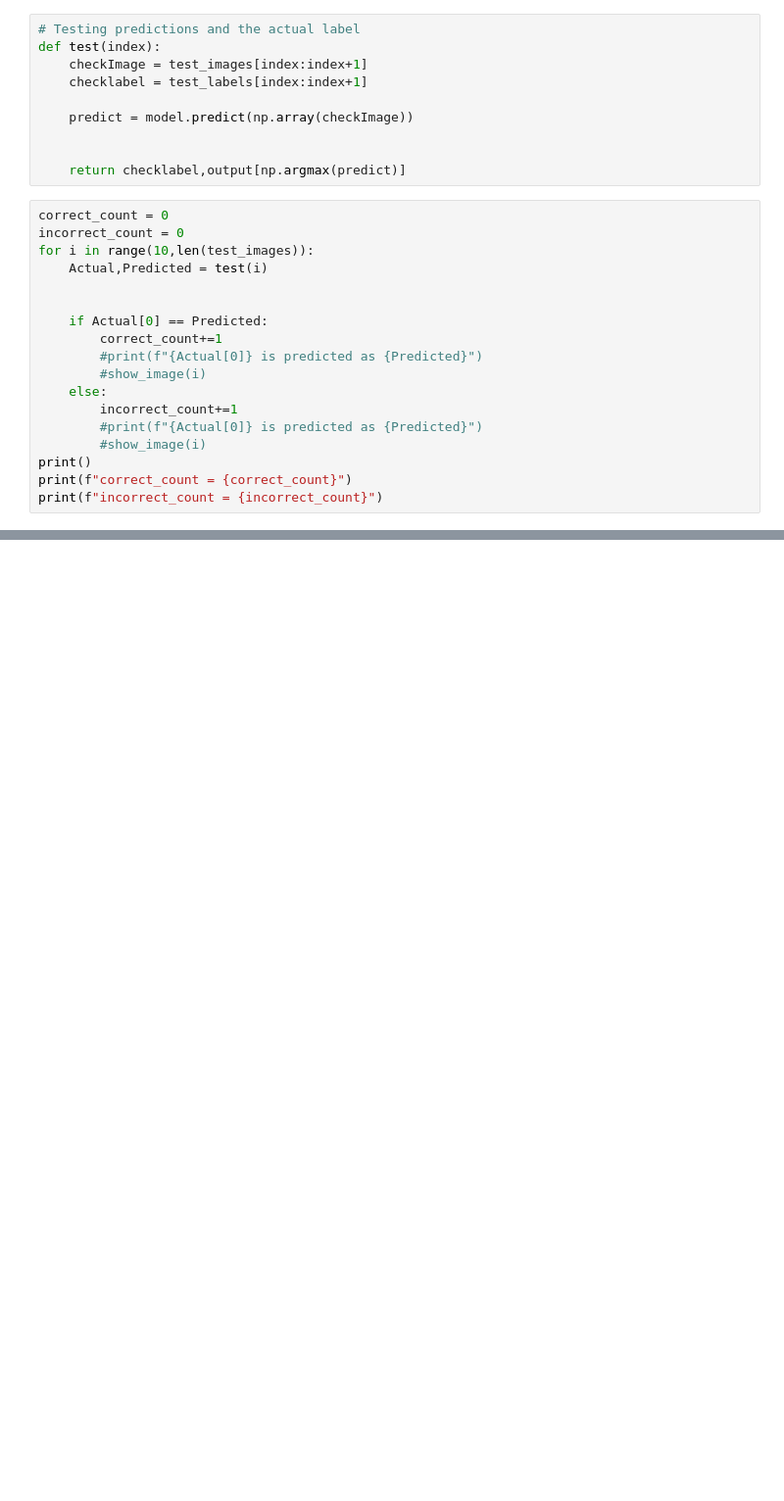
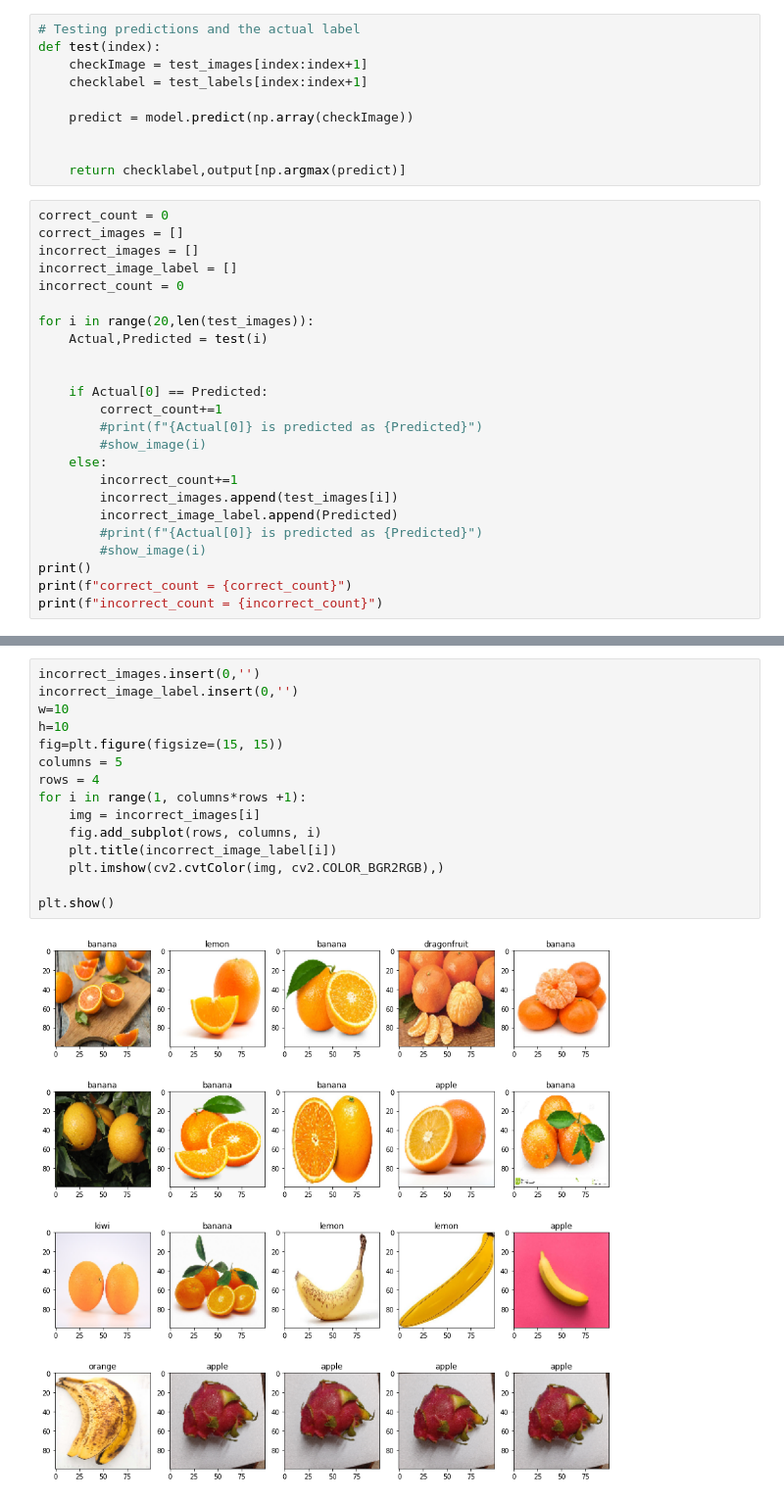
Before and after one commit to ramkishor-hosamane/Deep-Learning-Food-Classification, a Jupyter notebook: Food-Classification-Final.ipynb, the cells around one changed output, grey strips where cells are left out. Shown at 98% size. Saved outputs shown, nothing was run; the diff lists cells and outputs as text; blank space fills up the shorter version.

```diff
--- a/Food-Classification-Final.ipynb
+++ b/Food-Classification-Final.ipynb
@@ -308,8 +312,12 @@ def test(index):
     return checklabel,output[np.argmax(predict)]
 # %%
 correct_count = 0
+correct_images = []
+incorrect_images = []
+incorrect_image_label = []
 incorrect_count = 0
-for i in range(10,len(test_images)):
+
+for i in range(20,len(test_images)):
     Actual,Predicted = test(i)
 
 
@@ -319,6 +327,8 @@ for i in range(10,len(test_images)):
         #show_image(i)
     else:
         incorrect_count+=1
+        incorrect_images.append(test_images[i])
+        incorrect_image_label.append(Predicted)
         #print(f"{Actual[0]} is predicted as {Predicted}")
         #show_image(i)
 print()
@@ -370,0 +342,17 @@ error: OpenCV(4.2.0) ../modules/imgproc/src/resize.cpp:4045: error: (-215:Assert
+# %%
+incorrect_images.insert(0,'')
+incorrect_image_label.insert(0,'')
+w=10
+h=10
+fig=plt.figure(figsize=(15, 15))
+columns = 5
+rows = 4
+for i in range(1, columns*rows +1):
+    img = incorrect_images[i]
+    fig.add_subplot(rows, columns, i)
+    plt.title(incorrect_image_label[i])
+    plt.imshow(cv2.cvtColor(img, cv2.COLOR_BGR2RGB),)
+
+plt.show()
+# %% [output]
+[figure, added]
```
Also changed, not shown: parts of 10 cells of this notebook, 48 other files.
